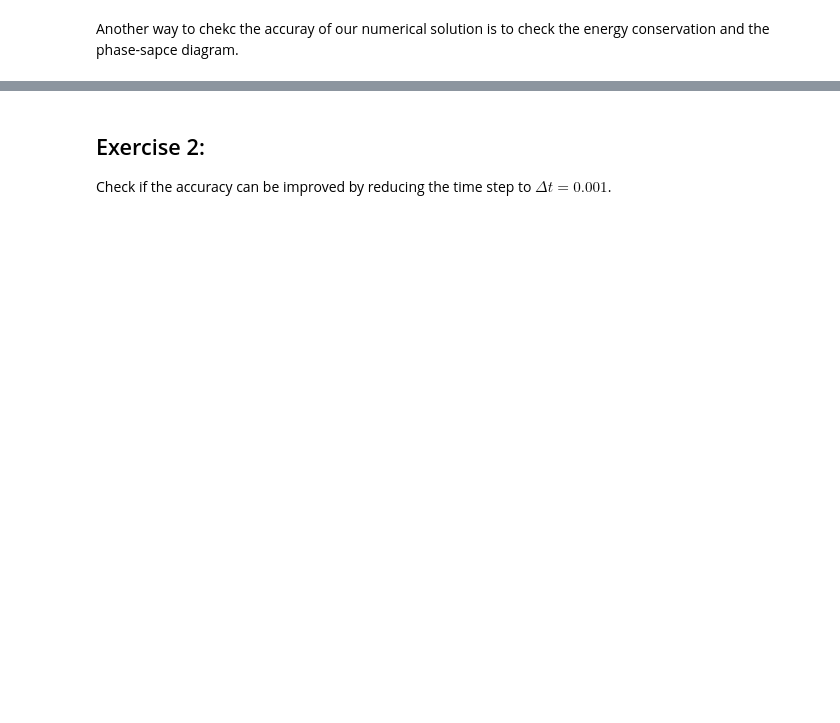
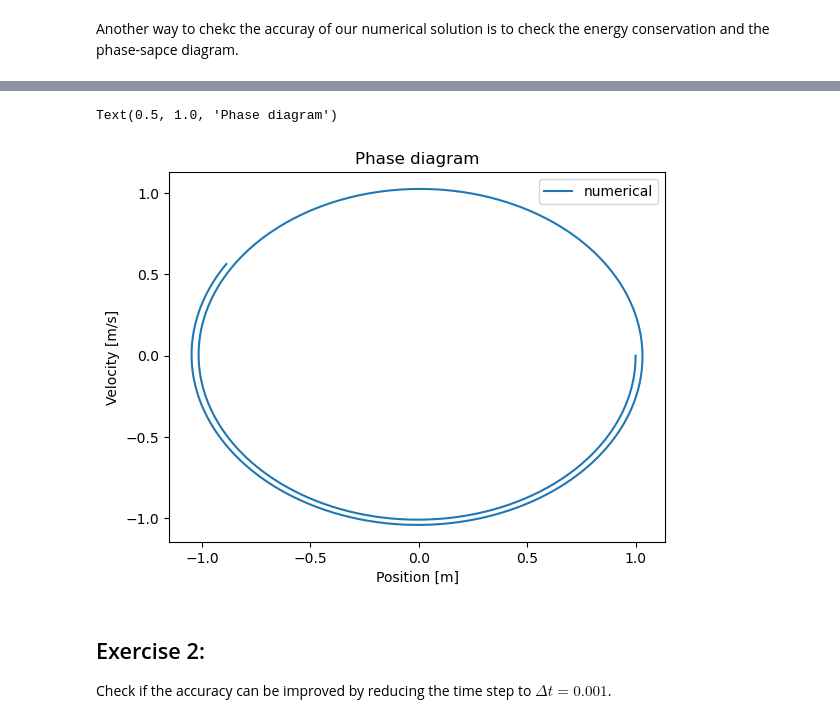
Before and after one commit to YiFang-Li/computationalPhysics-112, a Jupyter notebook: project1/project1_demo1.ipynb, the cells around one changed output, grey strips where cells are left out. Saved outputs shown, nothing was run; the diff lists cells and outputs as text; code cells hidden in the pictures; blank space fills up the shorter version.

```diff
--- a/project1/project1_demo1.ipynb
+++ b/project1/project1_demo1.ipynb
@@ -122,3 +121,13 @@ plt.show()
+# %%
+# Step 8: evaluate the phase space
+plt.plot(x,v,label='numerical')
+plt.xlabel('Position [m]')
+plt.ylabel('Velocity [m/s]')
+plt.legend(loc='best')
+plt.title('Phase diagram')
+# %% [output]
+Text(0.5, 1.0, 'Phase diagram')
+[figure, added]
 # %% [markdown]
 ## Exercise 2:
 Check if the accuracy can be improved by reducing the time step to $\Delta t=0.001$.
```
Also changed, not shown: parts of 7 cells of this notebook.
